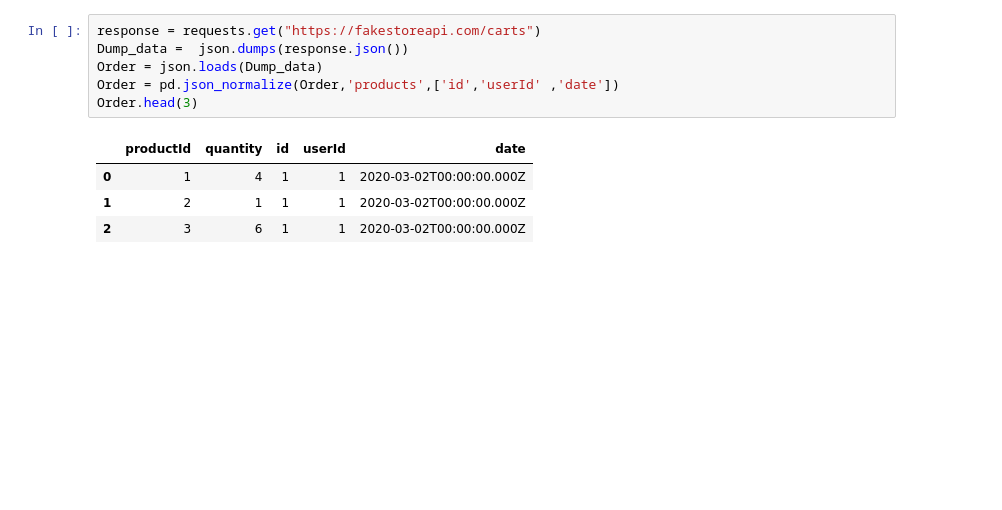
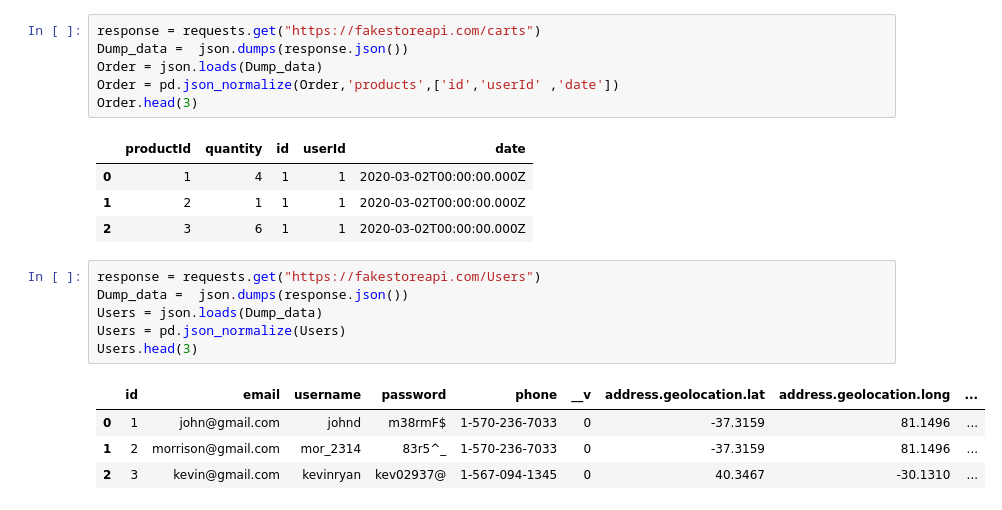
Before and after one commit to morgancab/Dashboard_strasbourg_parking, a Jupyter notebook: Fake_shop_api_test.ipynb, the cells around one changed output. Drawn from its saved outputs; the diff is of its cells as text; blank space fills up the shorter version.

```diff
--- a/Fake_shop_api_test.ipynb
+++ b/Fake_shop_api_test.ipynb
@@ -30,3 +30,14 @@ Order.head(3)
 | 0 | 1 | 4 | 1 | 1 | 2020-03-02T00:00:00.000Z |
 | 1 | 2 | 1 | 1 | 1 | 2020-03-02T00:00:00.000Z |
 | 2 | 3 | 6 | 1 | 1 | 2020-03-02T00:00:00.000Z |
+# %%
+response = requests.get("https://fakestoreapi.com/Users")
+Dump_data =  json.dumps(response.json())
+Users = json.loads(Dump_data)
+Users = pd.json_normalize(Users)
+Users.head(3)
+# %% [output]
+|  | id | email | username | password | phone | __v | address.geolocation.lat | address.geolocation.long | ... |
+| 0 | 1 | john@gmail.com | johnd | m38rmF$ | 1-570-236-7033 | 0 | -37.3159 | 81.1496 | ... |
+| 1 | 2 | morrison@gmail.com | mor_2314 | 83r5^_ | 1-570-236-7033 | 0 | -37.3159 | 81.1496 | ... |
+| 2 | 3 | kevin@gmail.com | kevinryan | kev02937@ | 1-567-094-1345 | 0 | 40.3467 | -30.1310 | ... |
```
Also changed, not shown: parts of 1 cell of this notebook, 5 other files.
